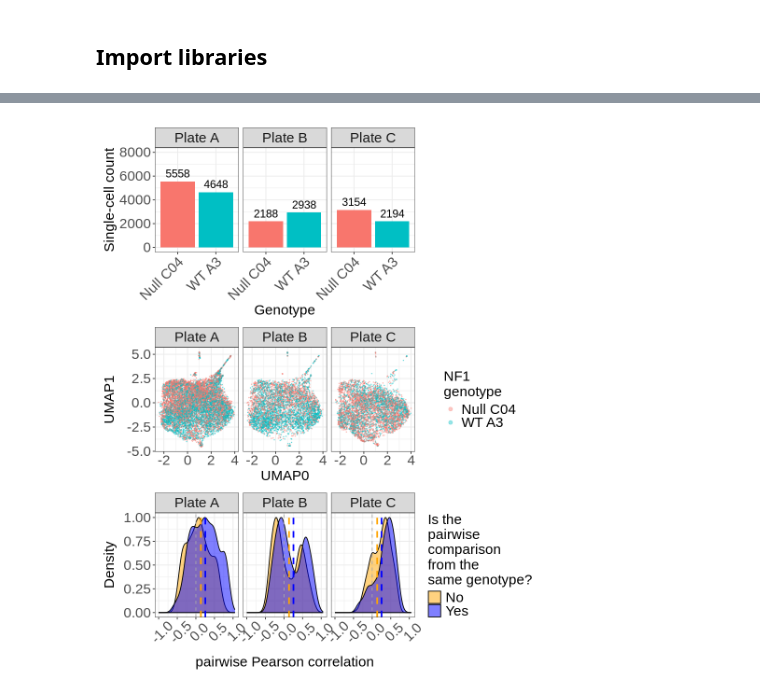
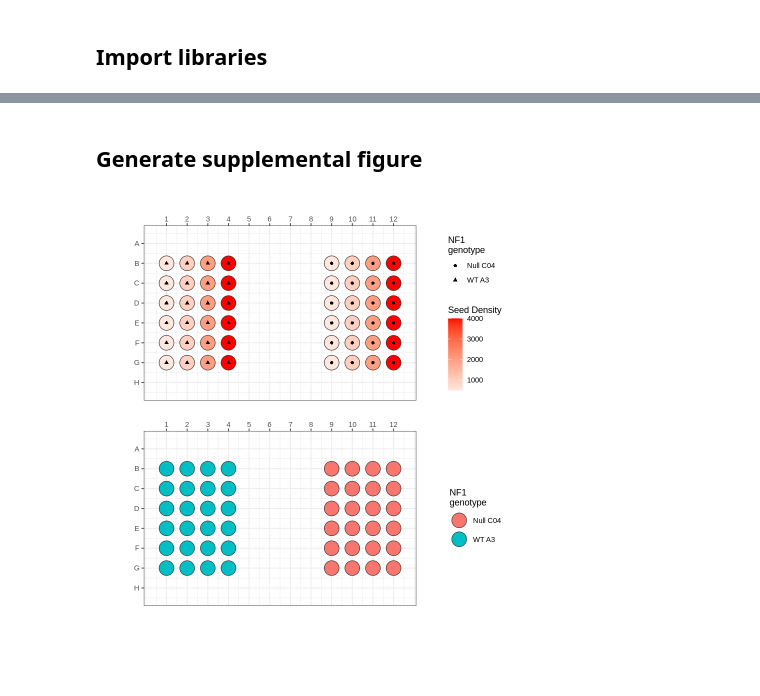
Before and after one commit to mtalbot-texas/nf1_schwann_cell_morphology_signature, a Jupyter notebook: 4.figures/supp_figure_2/supp_figure_2.ipynb, the cells around one changed output, grey strips where cells are left out. Drawn from its saved outputs; the diff is of its cells as text; code cells hidden in the pictures; blank space fills up the shorter version.

Commit message:
Fix figure 7 (#95)
* update supp figure 7 to include new plate

* add code to find top 3 features

* fix supp figure numbering

* update README

```diff
--- a/4.figures/supp_figure_2/supp_figure_2.ipynb
+++ b/4.figures/supp_figure_2/supp_figure_2.ipynb
@@ -26,3 +23,8 @@ Warning message:
 # %%
 figure_dir <- "../figures/supplementary"
-output_supp_figure <- file.path(figure_dir, "supp_figure_2_splitbyplate.png")
+output_supp_figure <- file.path(figure_dir, "supp_figure_2_nf1_genotype_platemaps.png")
+
+# Path to platemaps
+platemap_dir <- file.path(
+    "/media/18tbdrive/1.Github_Repositories/nf1_schwann_cell_painting_data/0.download_data/metadata/"
+)
@@ -269,0 +97,19 @@ genotype_corr_gg
+# %%
+# Load data
+plate_C_file <- file.path(platemap_dir, "platemap_NF1_plate5.csv")
+
+plate_C_df <- readr::read_csv(plate_C_file)
+
+# Remove rows where genotype is "HET"
+plate_C_df <- plate_C_df %>%
+  filter(!grepl("HET", genotype)) %>%
+  mutate(
+    cell_line_code = case_when(
+      genotype == "Null" ~ "Null C04",
+      genotype == "WT" ~ "WT A3",
+      TRUE ~ genotype
+    )
+  )
+
+dim(plate_C_df)
+head(plate_C_df)
@@ -269,0 +135,12 @@ genotype_corr_gg
+# %%
+platemap_C <-
+        platetools::raw_map(
+            data = plate_C_df$cell_line_code,
+            well = plate_C_df$well_position,
+            plate = 96,
+            size = 8
+        ) +
+        theme(plot.title = element_text(size = 10, face = "bold")) +
+        ggplot2::scale_fill_discrete(name = "NF1\ngenotype")
+
+platemap_C
@@ -270,11 +149,14 @@ genotype_corr_gg
+# %% [markdown]
+## Generate supplemental figure
 # %%
-align_plot <-(histogram_plot / umap_fig_gg / genotype_corr_gg) + plot_layout(
-    heights=c(2, 2, 2)
-)
+align_plot <- (
+    platemap_A_B /
+    platemap_C
+) + plot_layout(heights= c(2,2))
 
 align_plot
 # %% [output]
-[figure, old version]
+[figure, new version]
 # %%
 supp_fig_gg <- (
   align_plot
```
Also changed, not shown: parts of 20 cells of this notebook, 18 other files.
